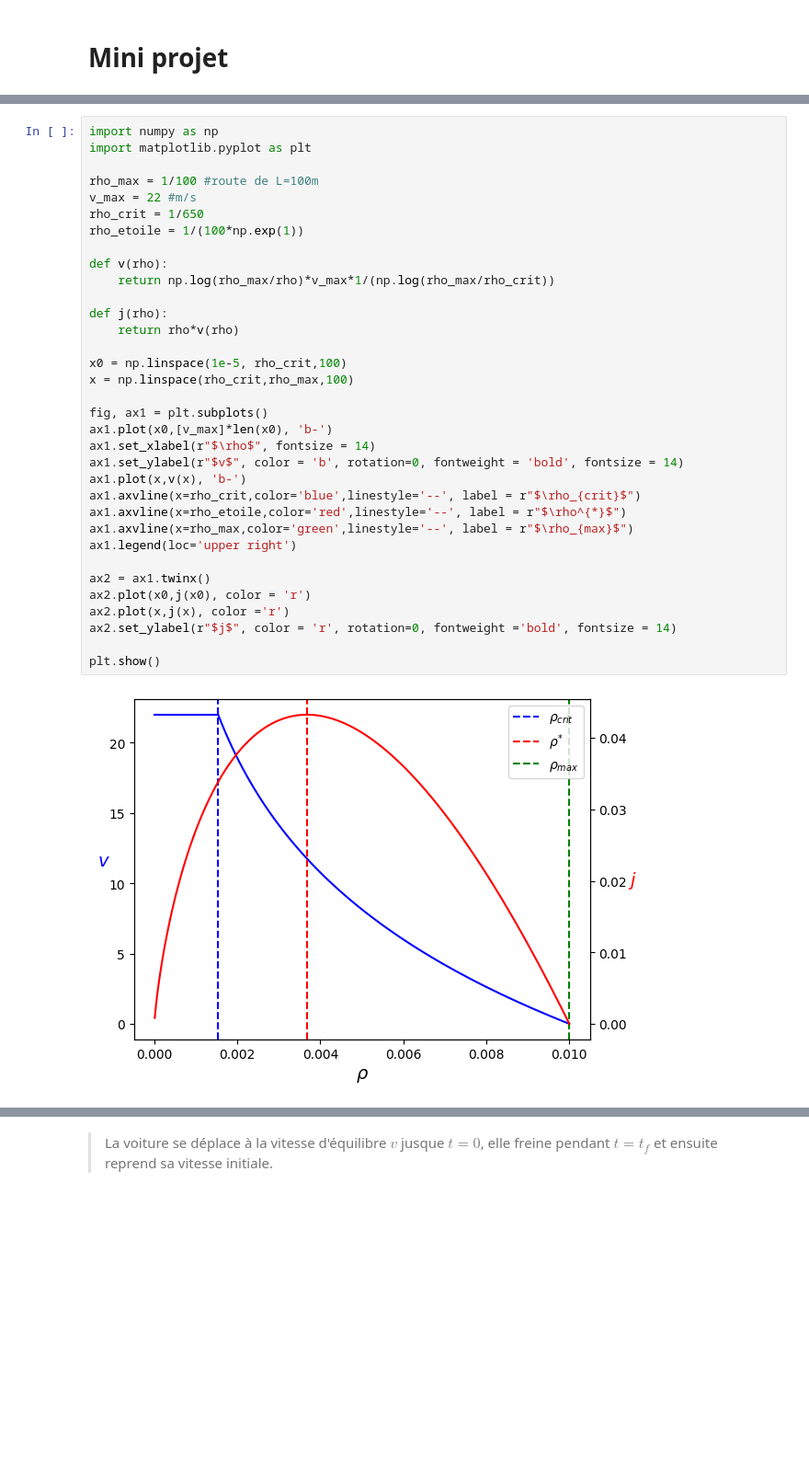
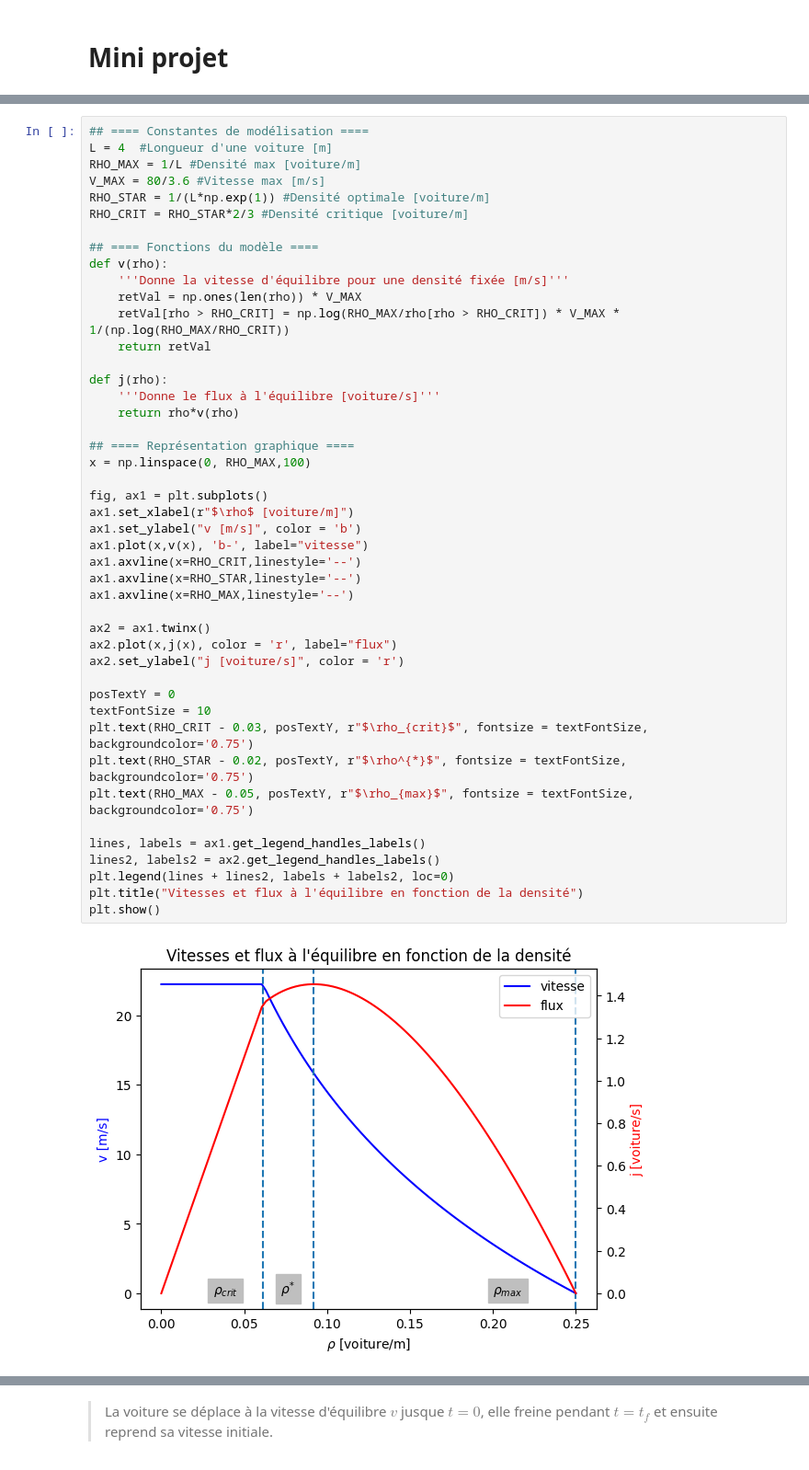
Before and after one commit to ThibautLavenant/phyMod_miniproject, a Jupyter notebook: MiniProject.ipynb, the cells around one changed output, grey strips where cells are left out. Shown at 92% size. Drawn from its saved outputs; the diff is of its cells as text; blank space fills up the shorter version.

```diff
--- a/MiniProject.ipynb
+++ b/MiniProject.ipynb
@@ -253,37 +254,48 @@ Illustrons la relation entre vitesse et densité, ainsi qu'entre flux et densit
 # %%
-import numpy as np
-import matplotlib.pyplot as plt
+## ==== Constantes de modélisation ====
+L = 4  #Longueur d'une voiture [m]
+RHO_MAX = 1/L #Densité max [voiture/m]
+V_MAX = 80/3.6 #Vitesse max [m/s]
+RHO_STAR = 1/(L*np.exp(1)) #Densité optimale [voiture/m]
+RHO_CRIT = RHO_STAR*2/3 #Densité critique [voiture/m]
 
-rho_max = 1/100 #route de L=100m
-v_max = 22 #m/s
-rho_crit = 1/650
-rho_etoile = 1/(100*np.exp(1))
-
+## ==== Fonctions du modèle ====
 def v(rho):
-    return np.log(rho_max/rho)*v_max*1/(np.log(rho_max/rho_crit))
+    '''Donne la vitesse d'équilibre pour une densité fixée [m/s]'''
+    retVal = np.ones(len(rho)) * V_MAX
+    retVal[rho > RHO_CRIT] = np.log(RHO_MAX/rho[rho > RHO_CRIT]) * V_MAX * 1/(np.log(RHO_MAX/RHO_CRIT))
+    return retVal
 
 def j(rho):
+    '''Donne le flux à l'équilibre [voiture/s]'''
     return rho*v(rho)
 
-x0 = np.linspace(1e-5, rho_crit,100)
-x = np.linspace(rho_crit,rho_max,100)
+## ==== Représentation graphique ====
+x = np.linspace(0, RHO_MAX,100)
 
 fig, ax1 = plt.subplots()
-ax1.plot(x0,[v_max]*len(x0), 'b-')
-ax1.set_xlabel(r"$\rho$", fontsize = 14)
-ax1.set_ylabel(r"$v$", color = 'b', rotation=0, fontweight = 'bold', fontsize = 14)
-ax1.plot(x,v(x), 'b-')
-ax1.axvline(x=rho_crit,color='blue',linestyle='--', label = r"$\rho_{crit}$")
-ax1.axvline(x=rho_etoile,color='red',linestyle='--', label = r"$\rho^{*}$")
-ax1.axvline(x=rho_max,color='green',linestyle='--', label = r"$\rho_{max}$")
-ax1.legend(loc='upper right')
+ax1.set_xlabel(r"$\rho$ [voiture/m]")
+ax1.set_ylabel("v [m/s]", color = 'b')
+ax1.plot(x,v(x), 'b-', label="vitesse")
+ax1.axvline(x=RHO_CRIT,linestyle='--')
+ax1.axvline(x=RHO_STAR,linestyle='--')
+ax1.axvline(x=RHO_MAX,linestyle='--')
 
 ax2 = ax1.twinx()
-ax2.plot(x0,j(x0), color = 'r')
-ax2.plot(x,j(x), color ='r')
-ax2.set_ylabel(r"$j$", color = 'r', rotation=0, fontweight ='bold', fontsize = 14)
+ax2.plot(x,j(x), color = 'r', label="flux")
+ax2.set_ylabel("j [voiture/s]", color = 'r')
 
+posTextY = 0
+textFontSize = 10
+plt.text(RHO_CRIT - 0.03, posTextY, r"$\rho_{crit}$", fontsize = textFontSize, backgroundcolor='0.75')
+plt.text(RHO_STAR - 0.02, posTextY, r"$\rho^{*}$", fontsize = textFontSize, backgroundcolor='0.75')
+plt.text(RHO_MAX - 0.05, posTextY, r"$\rho_{max}$", fontsize = textFontSize, backgroundcolor='0.75')
+
+lines, labels = ax1.get_legend_handles_labels()
+lines2, labels2 = ax2.get_legend_handles_labels()
+plt.legend(lines + lines2, labels + labels2, loc=0)
+plt.title("Vitesses et flux à l'équilibre en fonction de la densité")
 plt.show()
 # %% [output]
-[figure, old version]
+[figure, new version]
 # %% [markdown]
```
Also changed, not shown: parts of 16 cells of this notebook, 1 other file.
